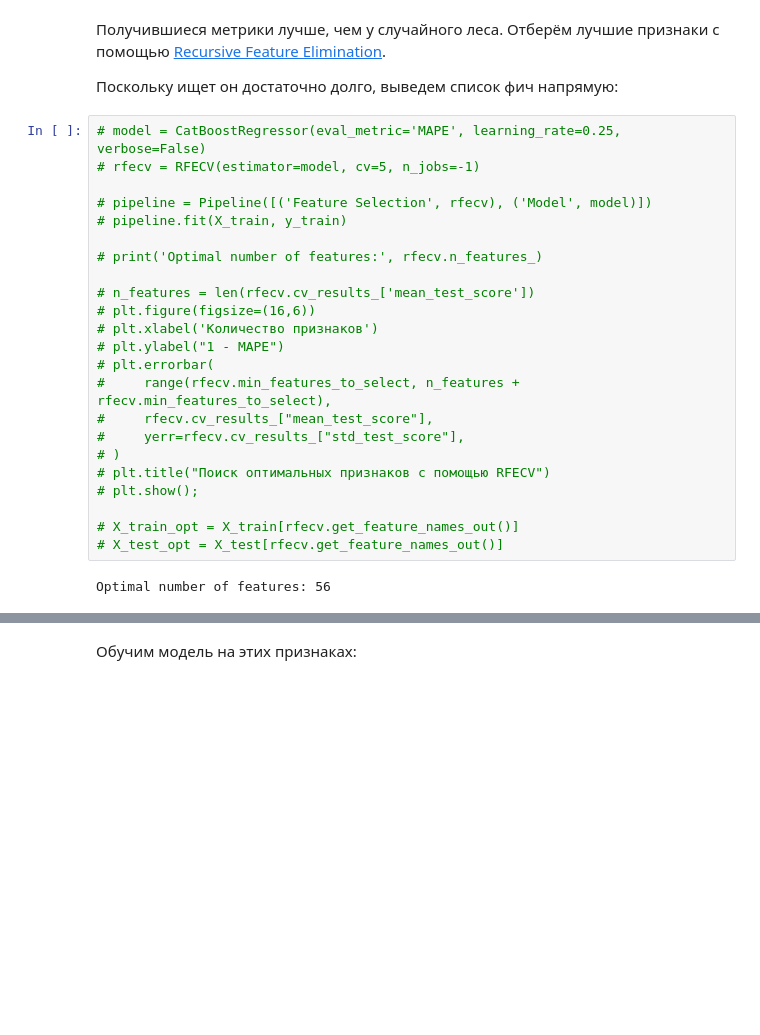
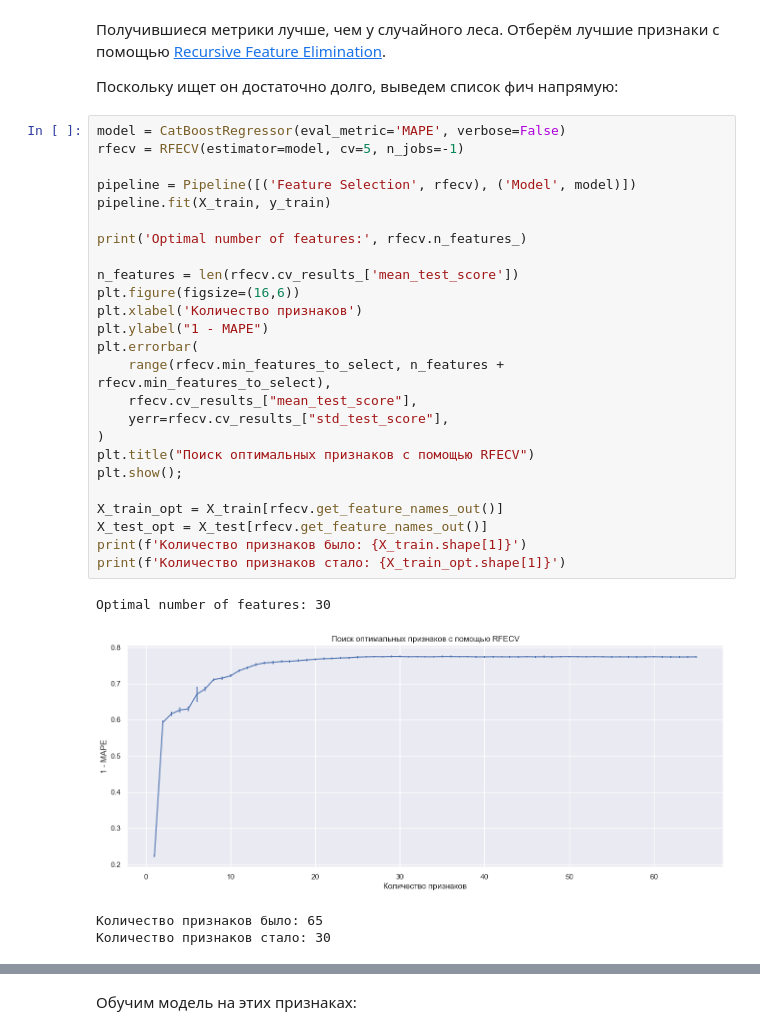
Before and after one commit to MaximZhambalov/Project_Final, a Jupyter notebook: Project_Final.ipynb, the cells around one changed output, grey strips where cells are left out. Saved outputs shown, nothing was run; the diff lists cells and outputs as text; blank space fills up the shorter version.

```diff
--- a/Project_Final.ipynb
+++ b/Project_Final.ipynb
@@ -2239,27 +2237,32 @@ scores(X_train, X_test, y_train, y_test, model_catboost)
 
 Поскольку ищет он достаточно долго, выведем список фич напрямую:
 # %%
-# model = CatBoostRegressor(eval_metric='MAPE', learning_rate=0.25, verbose=False)
-# rfecv = RFECV(estimator=model, cv=5, n_jobs=-1)
+model = CatBoostRegressor(eval_metric='MAPE', verbose=False)
+rfecv = RFECV(estimator=model, cv=5, n_jobs=-1)
 
-# pipeline = Pipeline([('Feature Selection', rfecv), ('Model', model)])
-# pipeline.fit(X_train, y_train)
+pipeline = Pipeline([('Feature Selection', rfecv), ('Model', model)])
+pipeline.fit(X_train, y_train)
 
-# print('Optimal number of features:', rfecv.n_features_)
+print('Optimal number of features:', rfecv.n_features_)
 
-# n_features = len(rfecv.cv_results_['mean_test_score'])
-# plt.figure(figsize=(16,6))
-# plt.xlabel('Количество признаков')
-# plt.ylabel("1 - MAPE")
-# plt.errorbar(
-#     range(rfecv.min_features_to_select, n_features + rfecv.min_features_to_select),
-#     rfecv.cv_results_["mean_test_score"],
-#     yerr=rfecv.cv_results_["std_test_score"],
-# )
-# plt.title("Поиск оптимальных признаков с помощью RFECV")
-# plt.show();
+n_features = len(rfecv.cv_results_['mean_test_score'])
+plt.figure(figsize=(16,6))
+plt.xlabel('Количество признаков')
+plt.ylabel("1 - MAPE")
+plt.errorbar(
+    range(rfecv.min_features_to_select, n_features + rfecv.min_features_to_select),
+    rfecv.cv_results_["mean_test_score"],
+    yerr=rfecv.cv_results_["std_test_score"],
+)
+plt.title("Поиск оптимальных признаков с помощью RFECV")
+plt.show();
 
-# X_train_opt = X_train[rfecv.get_feature_names_out()]
-# X_test_opt = X_test[rfecv.get_feature_names_out()]
+X_train_opt = X_train[rfecv.get_feature_names_out()]
+X_test_opt = X_test[rfecv.get_feature_names_out()]
+print(f'Количество признаков было: {X_train.shape[1]}')
+print(f'Количество признаков стало: {X_train_opt.shape[1]}')
 # %% [output]
-Optimal number of features: 56
+Optimal number of features: 30
+[figure, added]
+Количество признаков было: 65
+Количество признаков стало: 30
```
Also changed, not shown: parts of 22 cells of this notebook, 1 other file.
